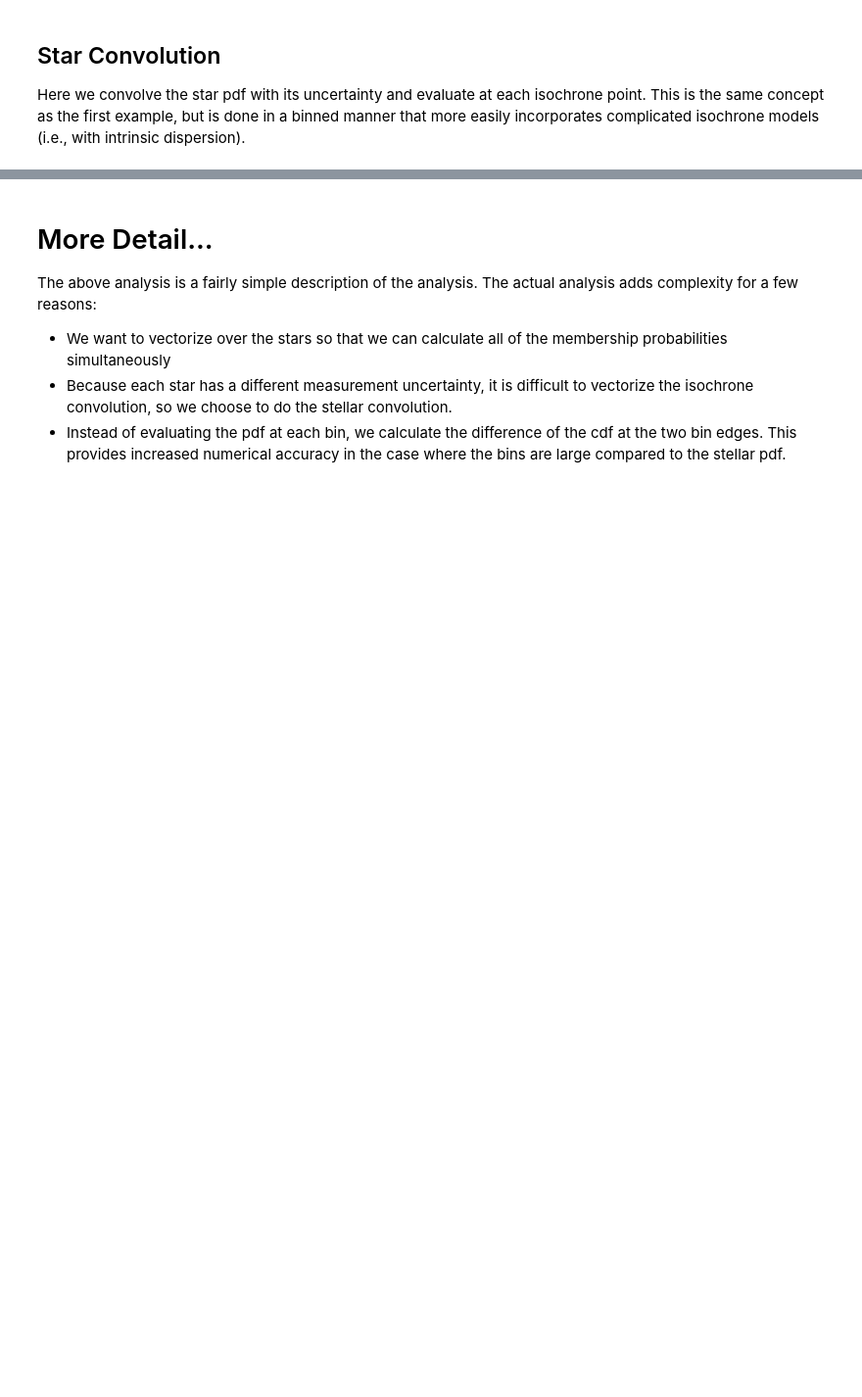
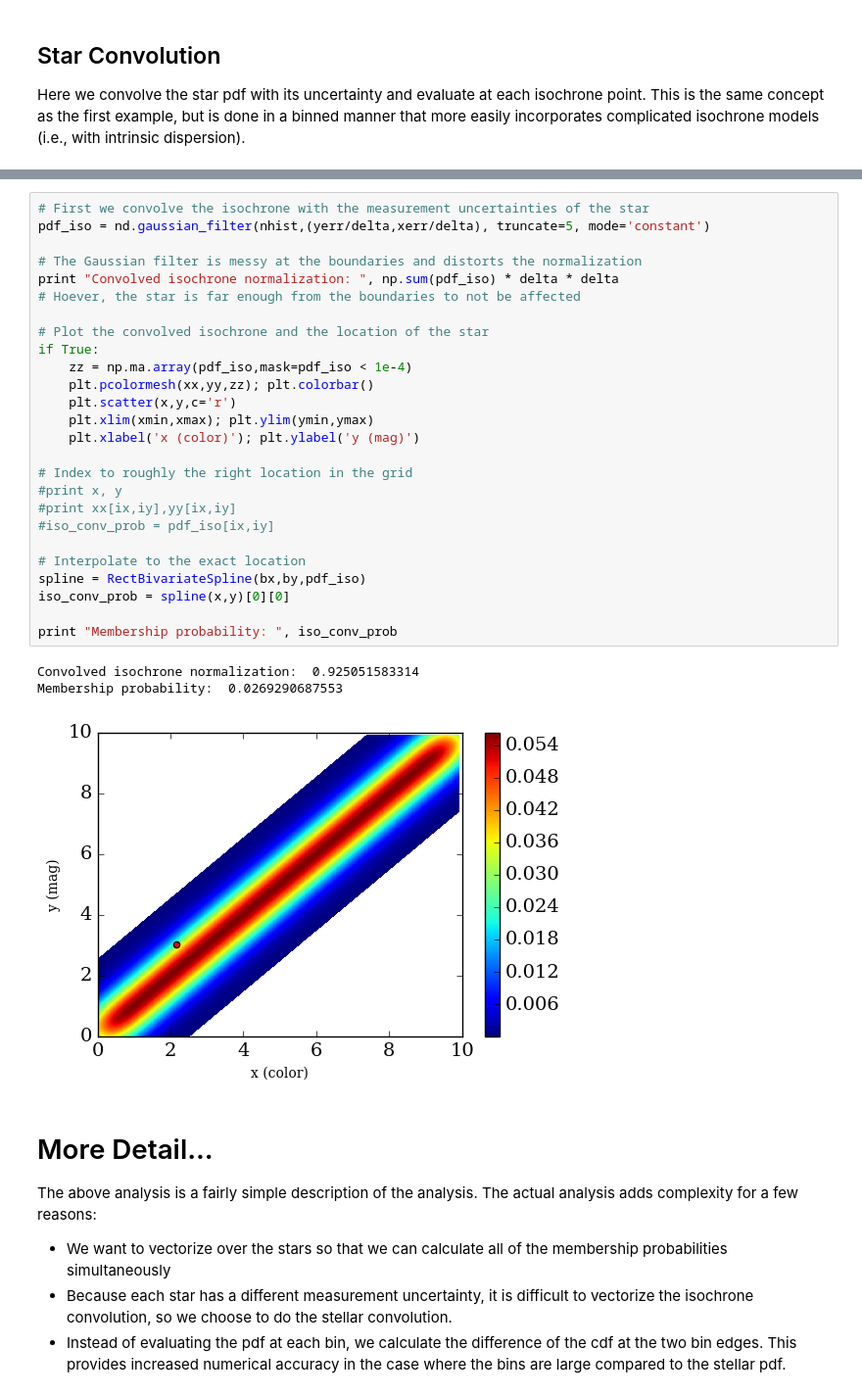
Before and after one commit to kadrlica/sandbox, a Jupyter notebook: notebooks/LikelihoodExample.ipynb, the cells around one changed output, grey strips where cells are left out. Shown: that part at 98% size. Saved outputs shown, nothing was run; the diff lists cells and outputs as text; blank space fills up the shorter version.

```diff
--- a/notebooks/LikelihoodExample.ipynb
+++ b/notebooks/LikelihoodExample.ipynb
@@ -171,3 +169,33 @@ close enough for me.
+# %%
+# First we convolve the isochrone with the measurement uncertainties of the star
+pdf_iso = nd.gaussian_filter(nhist,(yerr/delta,xerr/delta), truncate=5, mode='constant')
+
+# The Gaussian filter is messy at the boundaries and distorts the normalization
+print "Convolved isochrone normalization: ", np.sum(pdf_iso) * delta * delta
+# Hoever, the star is far enough from the boundaries to not be affected
+
+# Plot the convolved isochrone and the location of the star
+if True:
+    zz = np.ma.array(pdf_iso,mask=pdf_iso < 1e-4)
+    plt.pcolormesh(xx,yy,zz); plt.colorbar()
+    plt.scatter(x,y,c='r')
+    plt.xlim(xmin,xmax); plt.ylim(ymin,ymax)
+    plt.xlabel('x (color)'); plt.ylabel('y (mag)')
+
+# Index to roughly the right location in the grid
+#print x, y
+#print xx[ix,iy],yy[ix,iy]
+#iso_conv_prob = pdf_iso[ix,iy]
+
+# Interpolate to the exact location
+spline = RectBivariateSpline(bx,by,pdf_iso)
+iso_conv_prob = spline(x,y)[0][0]
+
+print "Membership probability: ", iso_conv_prob
+# %% [output]
+Convolved isochrone normalization:  0.925051583314
+Membership probability:  0.0269290687553
+[figure, added]
 # %% [markdown]
 # More Detail...
 
```
Also changed, not shown: parts of 24 cells of this notebook.
